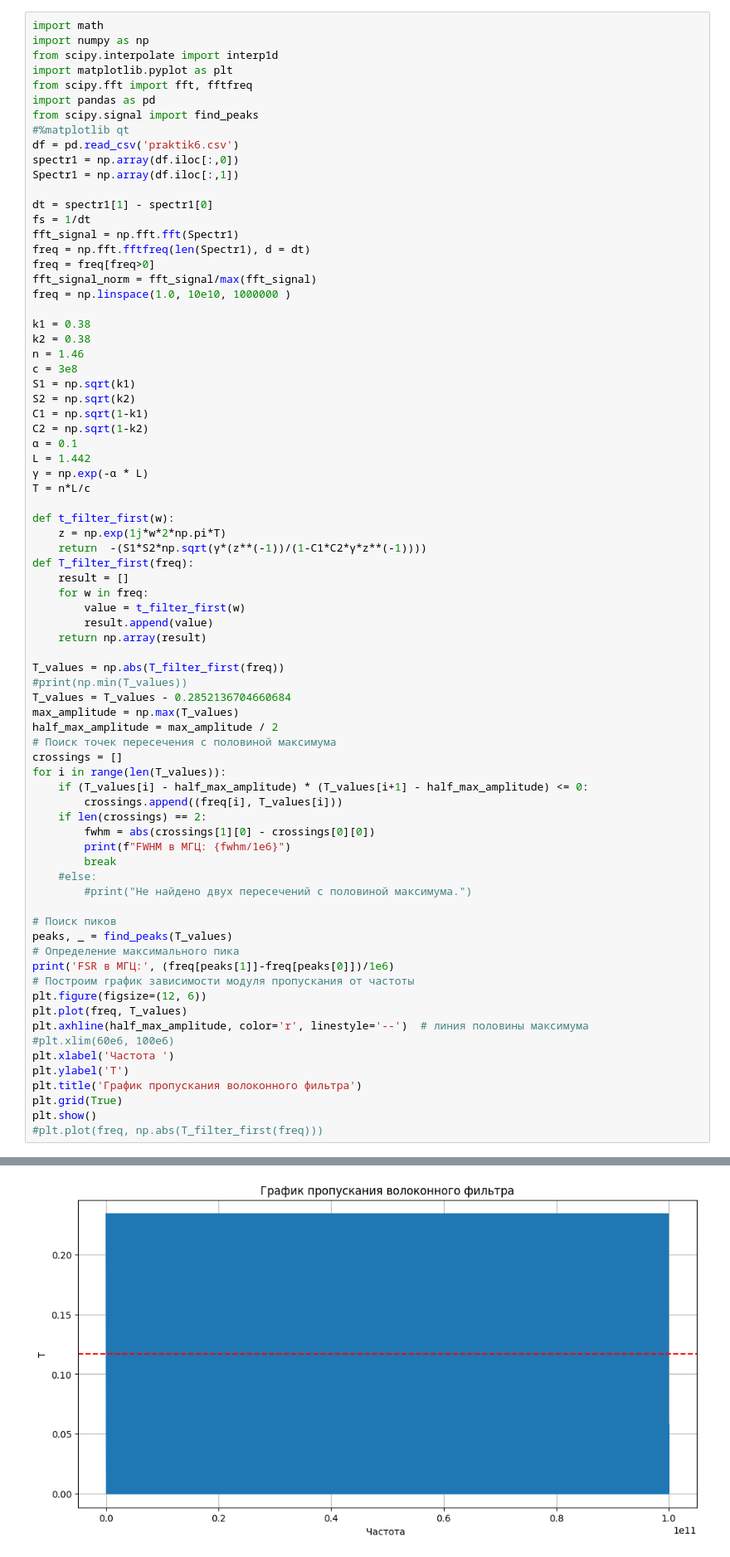
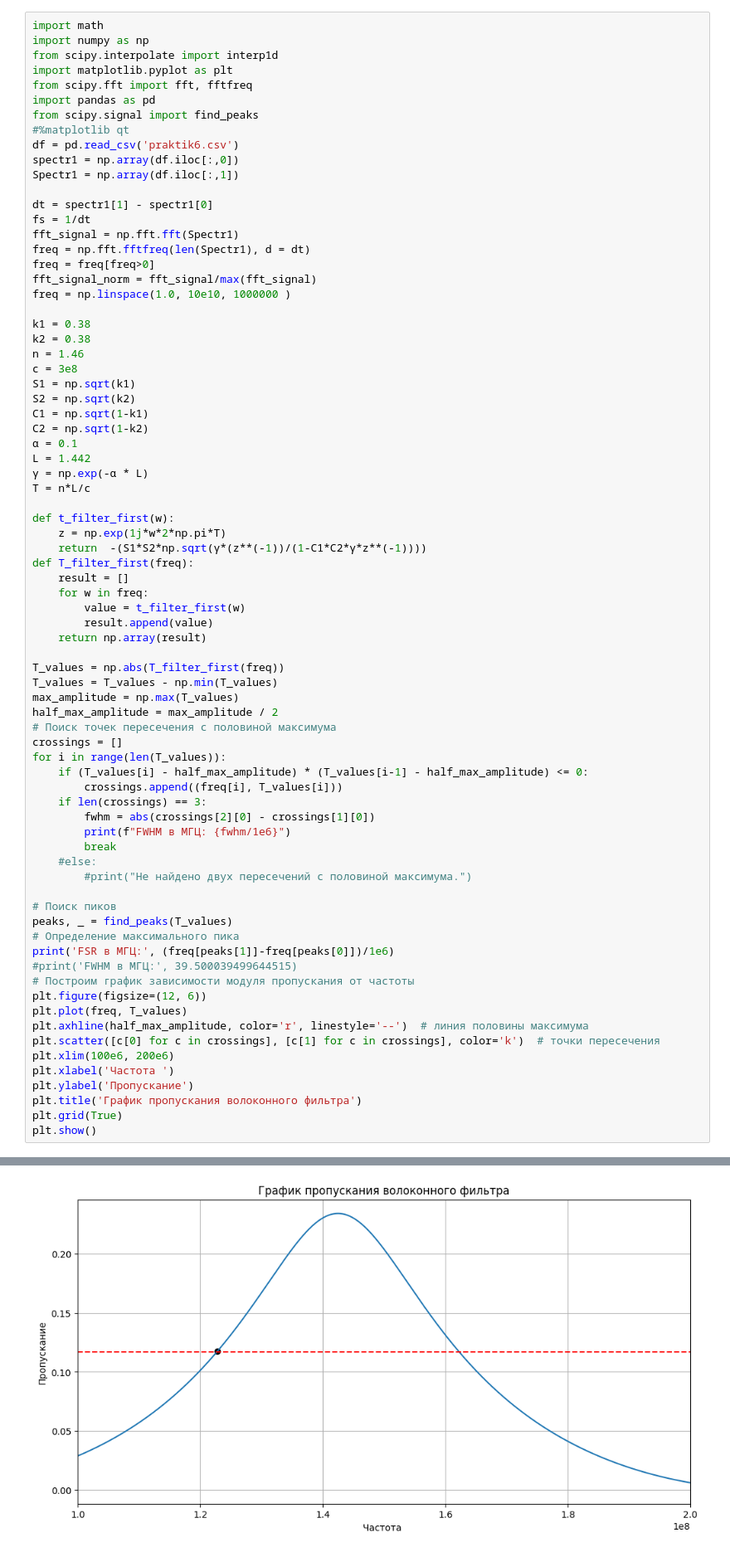
Before and after one commit to Orange-spearow/Finally_praktika, a Jupyter notebook: Волоконный фильтр.ipynb, the cells around one changed output, grey strips where cells are left out. Shown at 83% size. Cells and saved outputs as stored; diff of their text form.

```diff
--- a/Волоконный фильтр.ipynb
+++ b/Волоконный фильтр.ipynb
@@ -92,39 +92,39 @@ def T_filter_first(freq):
         result.append(value)
     return np.array(result)
 
 T_values = np.abs(T_filter_first(freq))
-#print(np.min(T_values))
-T_values = T_values - 0.2852136704660684
+T_values = T_values - np.min(T_values)
 max_amplitude = np.max(T_values)
 half_max_amplitude = max_amplitude / 2
 # Поиск точек пересечения с половиной максимума
 crossings = []
 for i in range(len(T_values)):
-    if (T_values[i] - half_max_amplitude) * (T_values[i+1] - half_max_amplitude) <= 0:
+    if (T_values[i] - half_max_amplitude) * (T_values[i-1] - half_max_amplitude) <= 0:
         crossings.append((freq[i], T_values[i]))
-    if len(crossings) == 2:
-        fwhm = abs(crossings[1][0] - crossings[0][0])
+    if len(crossings) == 3:
+        fwhm = abs(crossings[2][0] - crossings[1][0])
         print(f"FWHM в МГЦ: {fwhm/1e6}")
         break
     #else:
         #print("Не найдено двух пересечений с половиной максимума.")
 
 # Поиск пиков
 peaks, _ = find_peaks(T_values)
 # Определение максимального пика
 print('FSR в МГЦ:', (freq[peaks[1]]-freq[peaks[0]])/1e6)
+#print('FWHM в МГЦ:', 39.500039499644515)
 # Построим график зависимости модуля пропускания от частоты
 plt.figure(figsize=(12, 6))
 plt.plot(freq, T_values)
 plt.axhline(half_max_amplitude, color='r', linestyle='--')  # линия половины максимума
-#plt.xlim(60e6, 100e6)
+plt.scatter([c[0] for c in crossings], [c[1] for c in crossings], color='k')  # точки пересечения
+plt.xlim(100e6, 200e6)
 plt.xlabel('Частота ')
-plt.ylabel('T')
+plt.ylabel('Пропускание')
 plt.title('График пропускания волоконного фильтра')
 plt.grid(True)
 plt.show()
-#plt.plot(freq, np.abs(T_filter_first(freq)))
 # %% [output]
 FWHM в МГЦ: 103.000102999073
 FSR в МГЦ: 142.50014249871748
-[figure, old version]
+[figure, new version]
```
Also changed, not shown: parts of 1 cell of this notebook.
